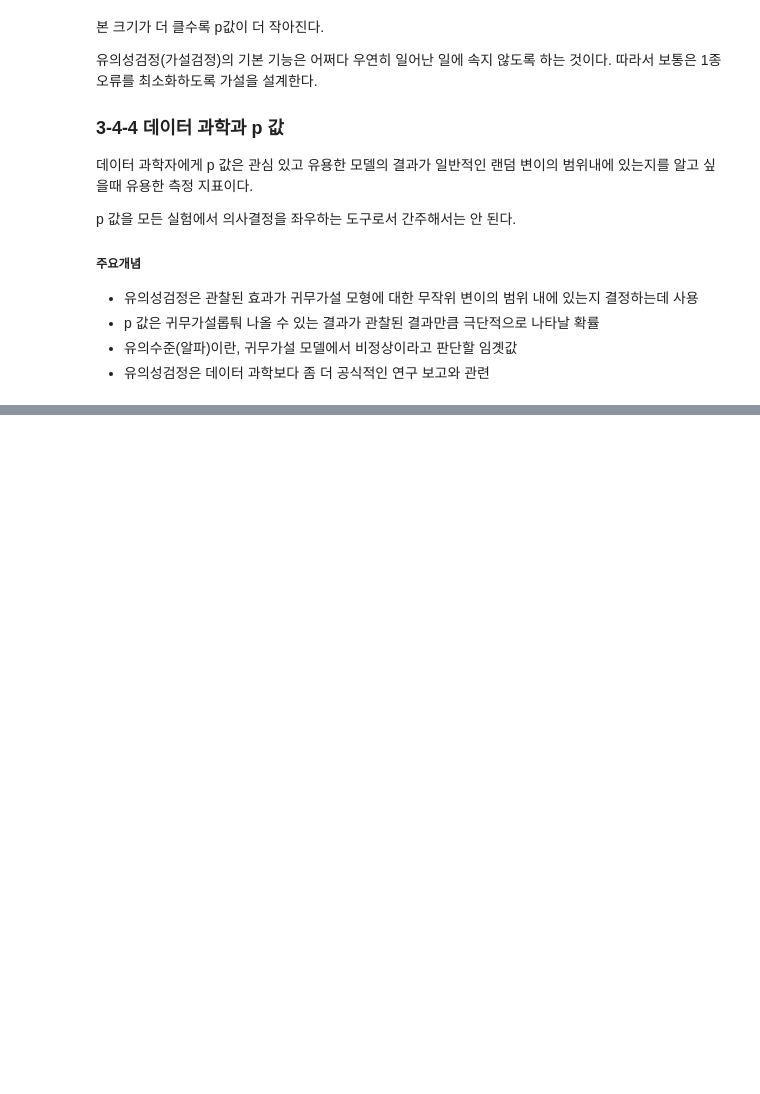
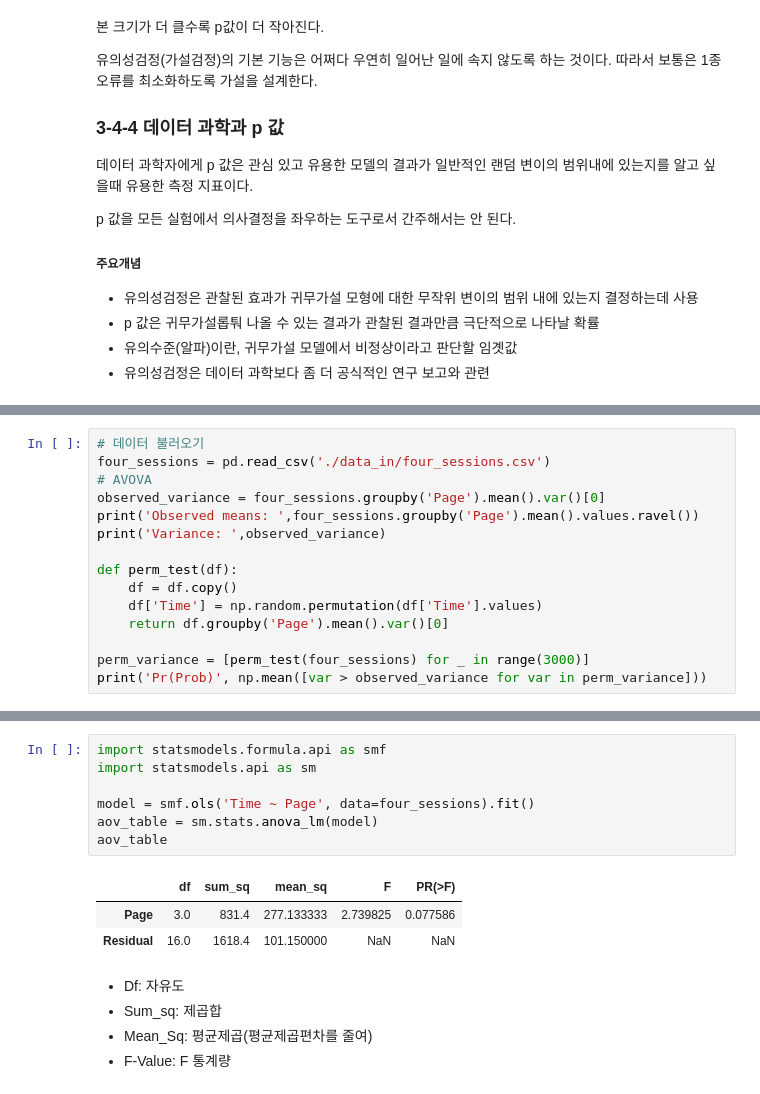
Before and after one commit to keemyo/Practical_Statistics, a Jupyter notebook: 03. 통계적 실험과 유의성검정.ipynb, the cells around one changed output, grey strips where cells are left out. Drawn from its saved outputs; the diff is of its cells as text; blank space fills up the shorter version.

```diff
--- a/03. 통계적 실험과 유의성검정.ipynb
+++ b/03. 통계적 실험과 유의성검정.ipynb
@@ -331,0 +434,15 @@ p 값을 모든 실험에서 의사결정을 좌우하는 도구로서 간주해
+# %%
+# 데이터 불러오기
+four_sessions = pd.read_csv('./data_in/four_sessions.csv')
+# AVOVA
+observed_variance = four_sessions.groupby('Page').mean().var()[0]
+print('Observed means: ',four_sessions.groupby('Page').mean().values.ravel())
+print('Variance: ',observed_variance)
+
+def perm_test(df):
+    df = df.copy()
+    df['Time'] = np.random.permutation(df['Time'].values)
+    return df.groupby('Page').mean().var()[0]
+
+perm_variance = [perm_test(four_sessions) for _ in range(3000)]
+print('Pr(Prob)', np.mean([var > observed_variance for var in perm_variance]))
@@ -331,0 +460,16 @@ p 값을 모든 실험에서 의사결정을 좌우하는 도구로서 간주해
+# %%
+import statsmodels.formula.api as smf
+import statsmodels.api as sm
+
+model = smf.ols('Time ~ Page', data=four_sessions).fit()
+aov_table = sm.stats.anova_lm(model)
+aov_table
+# %% [output]
+|  | df | sum_sq | mean_sq | F | PR(>F) |
+| Page | 3.0 | 831.4 | 277.133333 | 2.739825 | 0.077586 |
+| Residual | 16.0 | 1618.4 | 101.150000 | NaN | NaN |
+# %% [markdown]
+- Df: 자유도
+- Sum_sq: 제곱합
+- Mean_Sq: 평균제곱(평균제곱편차를 줄여)
+- F-Value: F 통계량
```
Also changed, not shown: parts of 10 cells of this notebook.
